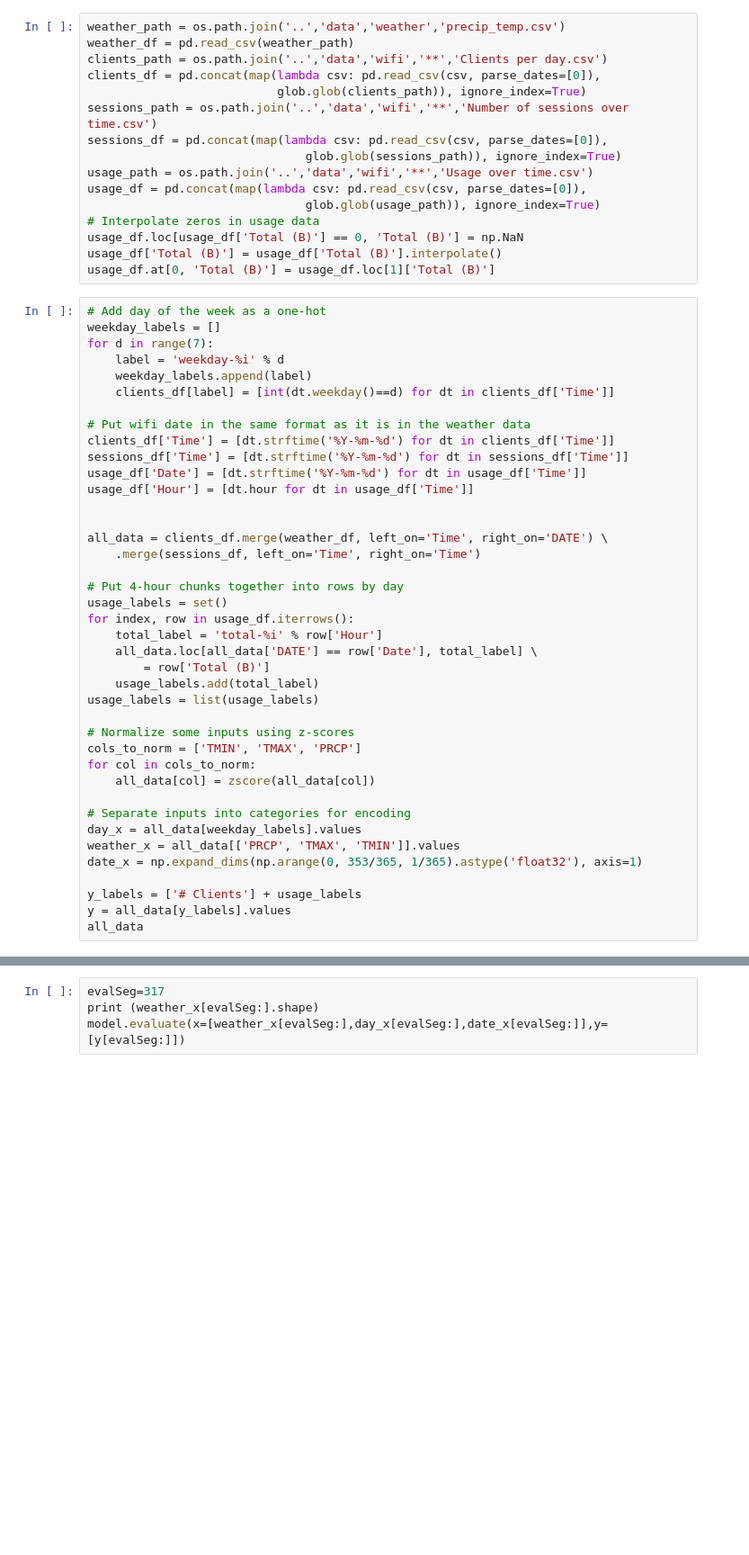
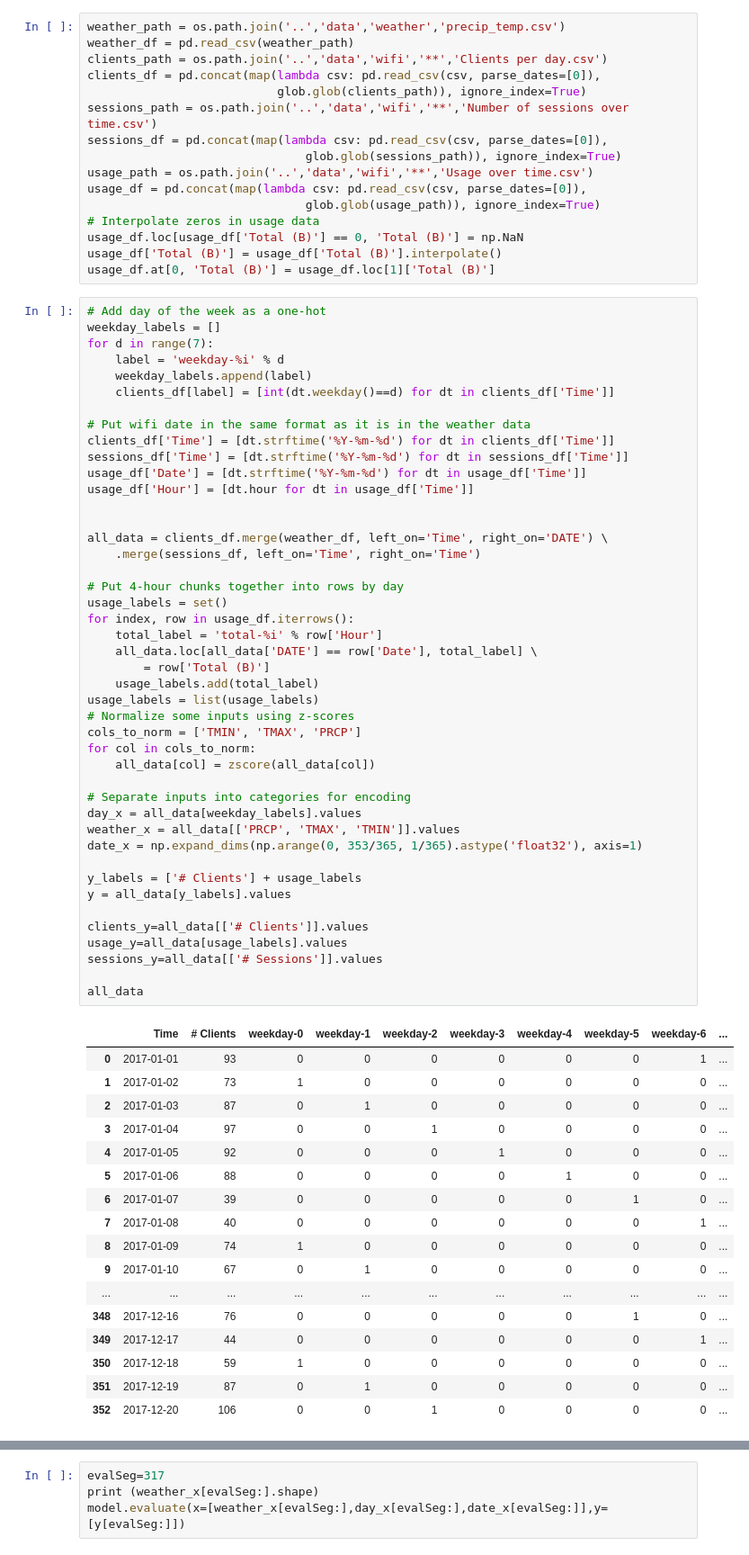
Before and after one commit to chsbacon/open-data-challenge, a Jupyter notebook: src/model.ipynb, the cells around one changed output, grey strips where cells are left out. Shown at 90% size. Cells and saved outputs as stored; diff of their text form; blank space fills up the shorter version.

```diff
--- a/src/model.ipynb
+++ b/src/model.ipynb
@@ -43,31 +45,53 @@ for d in range(7):
 clients_df['Time'] = [dt.strftime('%Y-%m-%d') for dt in clients_df['Time']]
 sessions_df['Time'] = [dt.strftime('%Y-%m-%d') for dt in sessions_df['Time']]
 usage_df['Date'] = [dt.strftime('%Y-%m-%d') for dt in usage_df['Time']]
 usage_df['Hour'] = [dt.hour for dt in usage_df['Time']]
 
 
 all_data = clients_df.merge(weather_df, left_on='Time', right_on='DATE') \
     .merge(sessions_df, left_on='Time', right_on='Time')
 
 # Put 4-hour chunks together into rows by day
 usage_labels = set()
 for index, row in usage_df.iterrows():
     total_label = 'total-%i' % row['Hour']
     all_data.loc[all_data['DATE'] == row['Date'], total_label] \
         = row['Total (B)']
     usage_labels.add(total_label)
 usage_labels = list(usage_labels)
-
 # Normalize some inputs using z-scores
 cols_to_norm = ['TMIN', 'TMAX', 'PRCP']
 for col in cols_to_norm:
     all_data[col] = zscore(all_data[col])
 
 # Separate inputs into categories for encoding
 day_x = all_data[weekday_labels].values
 weather_x = all_data[['PRCP', 'TMAX', 'TMIN']].values
 date_x = np.expand_dims(np.arange(0, 353/365, 1/365).astype('float32'), axis=1)
 
 y_labels = ['# Clients'] + usage_labels
 y = all_data[y_labels].values
+
+clients_y=all_data[['# Clients']].values
+usage_y=all_data[usage_labels].values
+sessions_y=all_data[['# Sessions']].values
+
 all_data
+# %% [output]
+|  | Time | # Clients | weekday-0 | weekday-1 | weekday-2 | weekday-3 | weekday-4 | weekday-5 | weekday-6 | ... |
+| 0 | 2017-01-01 | 93 | 0 | 0 | 0 | 0 | 0 | 0 | 1 | ... |
+| 1 | 2017-01-02 | 73 | 1 | 0 | 0 | 0 | 0 | 0 | 0 | ... |
+| 2 | 2017-01-03 | 87 | 0 | 1 | 0 | 0 | 0 | 0 | 0 | ... |
+| 3 | 2017-01-04 | 97 | 0 | 0 | 1 | 0 | 0 | 0 | 0 | ... |
+| 4 | 2017-01-05 | 92 | 0 | 0 | 0 | 1 | 0 | 0 | 0 | ... |
+| 5 | 2017-01-06 | 88 | 0 | 0 | 0 | 0 | 1 | 0 | 0 | ... |
+| 6 | 2017-01-07 | 39 | 0 | 0 | 0 | 0 | 0 | 1 | 0 | ... |
+| 7 | 2017-01-08 | 40 | 0 | 0 | 0 | 0 | 0 | 0 | 1 | ... |
+| 8 | 2017-01-09 | 74 | 1 | 0 | 0 | 0 | 0 | 0 | 0 | ... |
+| 9 | 2017-01-10 | 67 | 0 | 1 | 0 | 0 | 0 | 0 | 0 | ... |
+| ... | ... | ... | ... | ... | ... | ... | ... | ... | ... | ... |
+| 348 | 2017-12-16 | 76 | 0 | 0 | 0 | 0 | 0 | 1 | 0 | ... |
+| 349 | 2017-12-17 | 44 | 0 | 0 | 0 | 0 | 0 | 0 | 1 | ... |
+| 350 | 2017-12-18 | 59 | 1 | 0 | 0 | 0 | 0 | 0 | 0 | ... |
+| 351 | 2017-12-19 | 87 | 0 | 1 | 0 | 0 | 0 | 0 | 0 | ... |
+| 352 | 2017-12-20 | 106 | 0 | 0 | 1 | 0 | 0 | 0 | 0 | ... |
```
Also changed, not shown: parts of 3 cells of this notebook.
